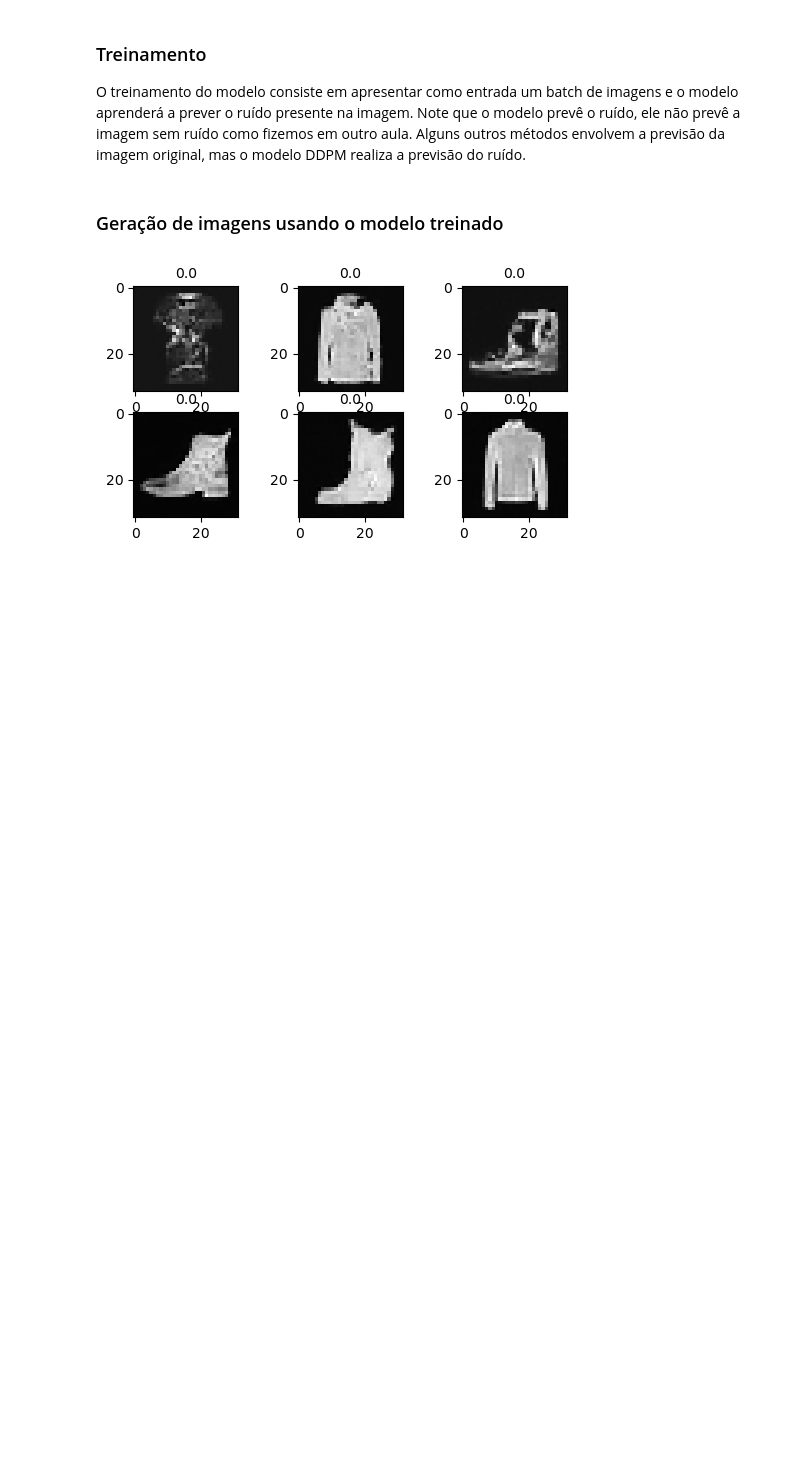
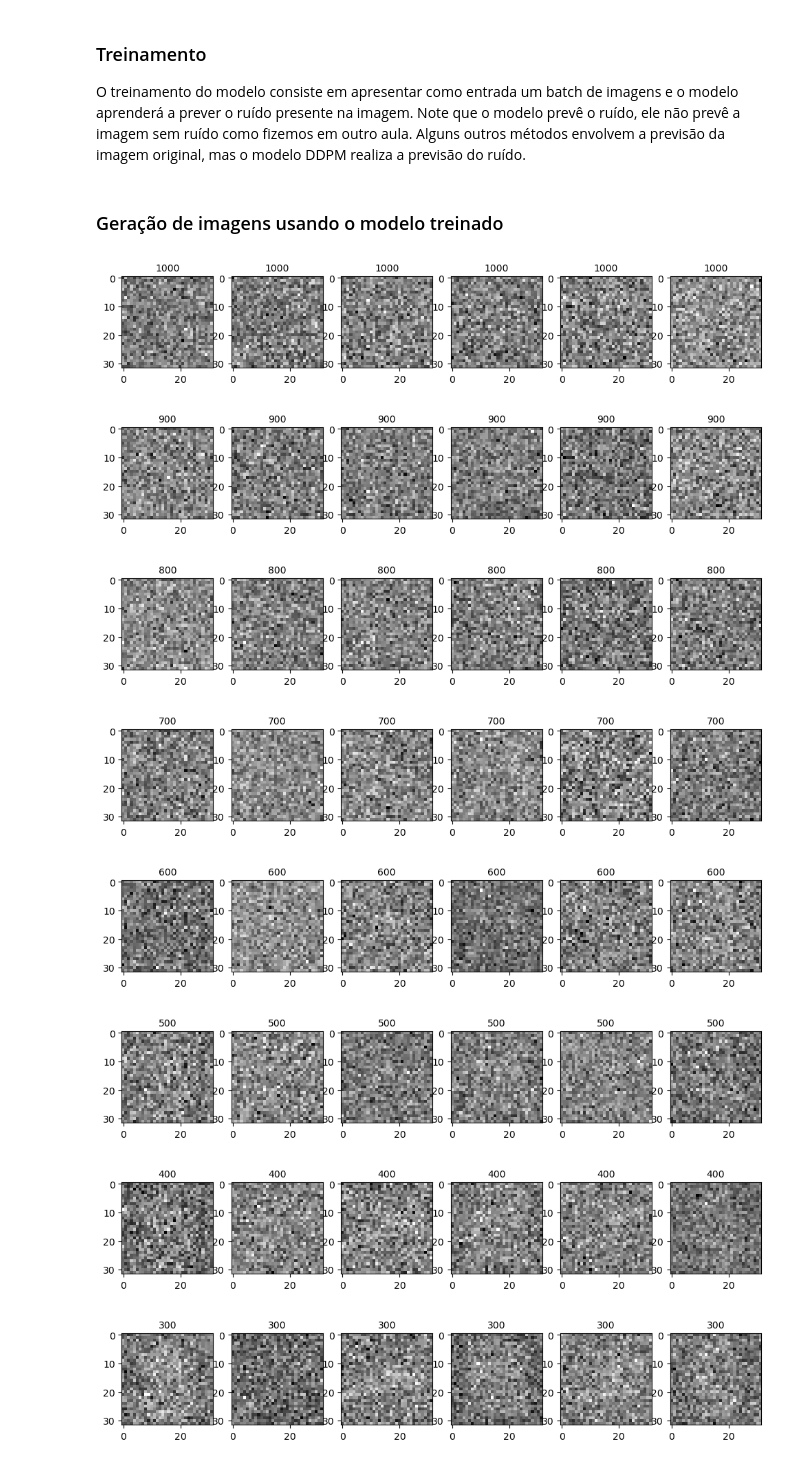
Before and after one commit to chcomin/curso-visao-computacional-2024, a Jupyter notebook: M11_geracao_de_imagens/1 - Modelo incondicional (GPU).ipynb, the cells around one changed output. Drawn from its saved outputs; the diff is of its cells as text; code cells hidden in the pictures; blank space fills up the shorter version.

```diff
--- a/M11_geracao_de_imagens/1 - Modelo incondicional (GPU).ipynb
+++ b/M11_geracao_de_imagens/1 - Modelo incondicional (GPU).ipynb
@@ -244,27 +245,34 @@ def sample(model, scheduler, shape):
     n_steps = scheduler.n_steps
 
     # Ruído aleatório inicial
-    x_t = torch.randn(shape).to(device)
-    preds = []
+    z_t = torch.randn(shape)
+    preds = {n_steps:z_t}
+    z_t = z_t.to(device)
     for step in reversed(range(n_steps)):
         # Cria um batch com o valor de step
-        step_batch = torch.full((x_t.shape[0],), step, device=device, dtype=torch.long)
+        step_batch = torch.full((z_t.shape[0],), step, device=device, dtype=torch.long)
         # Aplica o modelo na imagem com ruído. O modelo também recebe o nível de ruído
         # da imagem, pois isso ajuda o modelo a prever o ruído
         # O modelo do Hugginface retorna um objeto no qual o atributo .sample
         # possui o resultado
-        noise = model(x_t, step_batch).sample
+        noise = model(z_t, step_batch).sample
         # Gera uma imagem um pouco menos ruidosa
-        x_t = scheduler.step(noise, step, x_t)
-        preds.append(x_t.float().cpu())
+        z_t = scheduler.step(noise, step, z_t)
+        preds[step] = z_t.cpu()
 
     return preds
 
-samples = sample(model, scheduler, (16, 1, 32, 32))
+samples = sample(model, scheduler, (6, 1, 32, 32))
-# %%
-# Renormaliza de [-0.5,0.5] para [0,1] e trunca valores menores que 0
-# e maiores que 1
-s = (samples[-1]*2).clamp(0,1)
-show_images(samples[-1], [torch.tensor(0.)]*6)
-# %% [output]
-[figure, removed]
+# %%
+for step in reversed(range(0, n_steps+1, 100)):
+    samples_t = samples[step]
+    show_images(samples_t, [torch.tensor(step)]*6)
+# %% [output]
+[figure, added]
+[figure, added]
+[figure, added]
+[figure, added]
+[figure, added]
+[figure, added]
+[figure, added]
+[figure, added]
```
Also changed, not shown: parts of 5 cells of this notebook.
